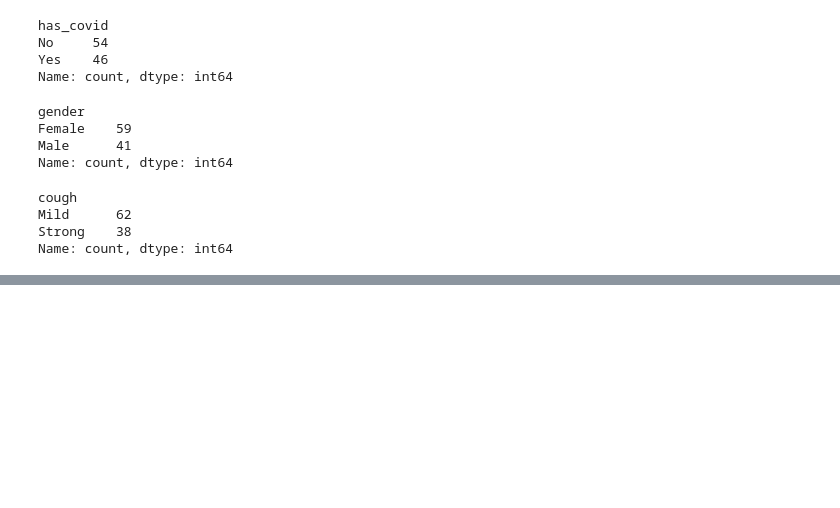
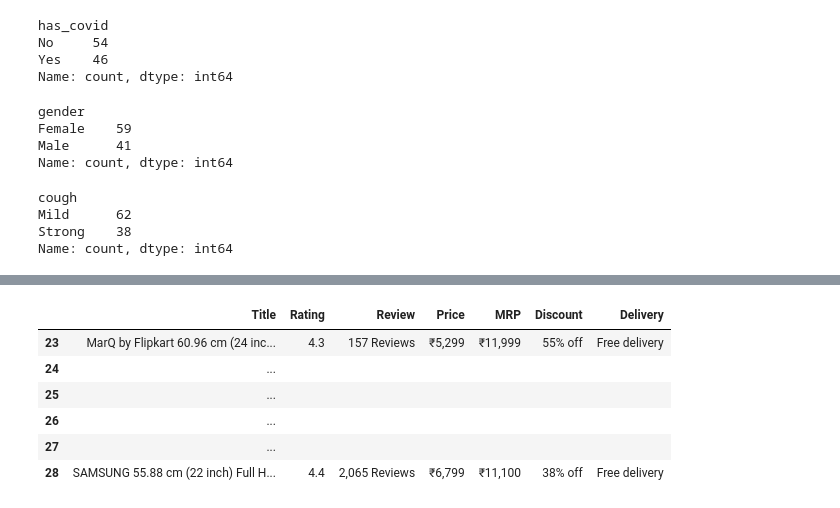
Before and after one commit to ashutosh414/Python-from-beginning, a Jupyter notebook: Day028_Pandas.ipynb, the cells around one changed output, grey strips where cells are left out. Cells and saved outputs as stored; diff of their text form; code cells hidden in the pictures; blank space fills up the shorter version.

```diff
--- a/Day028_Pandas.ipynb
+++ b/Day028_Pandas.ipynb
@@ -324,0 +381,10 @@ Name: count, dtype: int64
+# %%
+fData1.loc[23:28]
+# %% [output]
+|  | Title | Rating | Review | Price | MRP | Discount | Delivery |
+| 23 | MarQ by Flipkart 60.96 cm (24 inc... | 4.3 | 157 Reviews | ₹5,299 | ₹11,999 | 55% off | Free delivery |
+| 24 | ... |  |  |  |  |  |  |
+| 25 | ... |  |  |  |  |  |  |
+| 26 | ... |  |  |  |  |  |  |
+| 27 | ... |  |  |  |  |  |  |
+| 28 | SAMSUNG 55.88 cm (22 inch) Full H... | 4.4 | 2,065 Reviews | ₹6,799 | ₹11,100 | 38% off | Free delivery |
```
Also changed, not shown: parts of 7 cells of this notebook, 2 other files.
